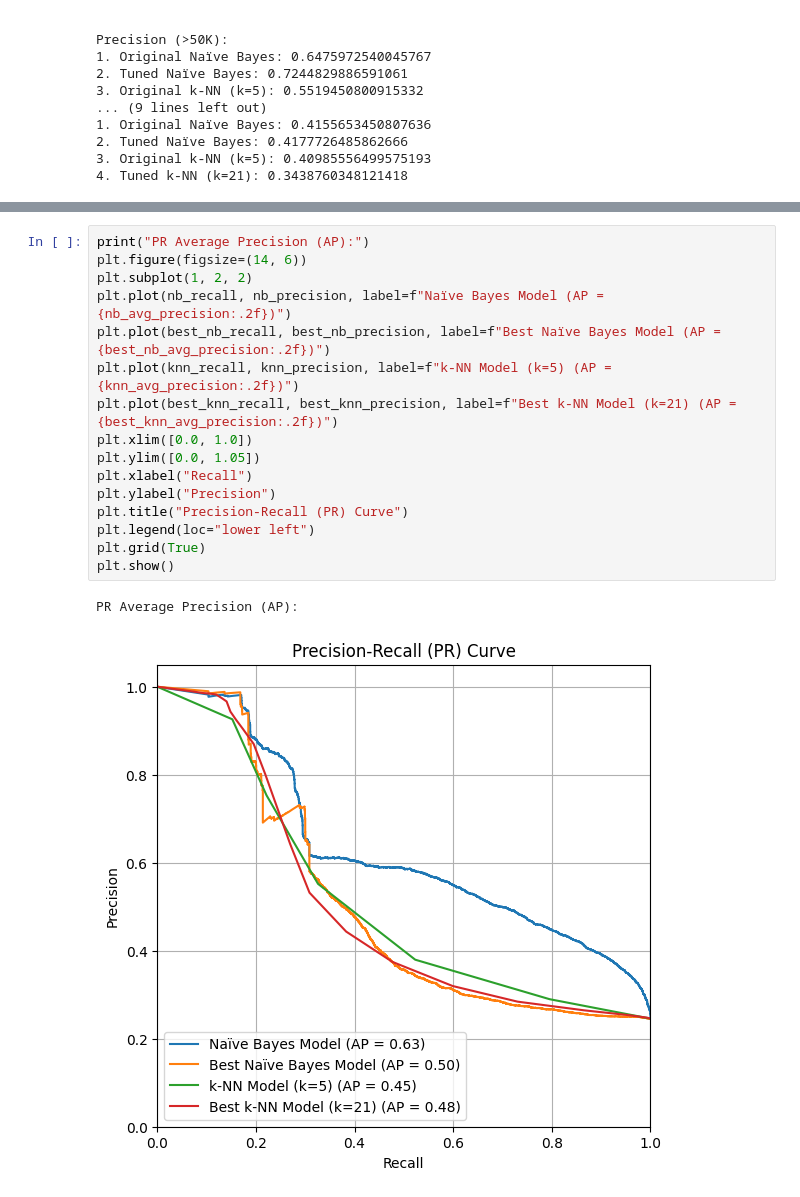
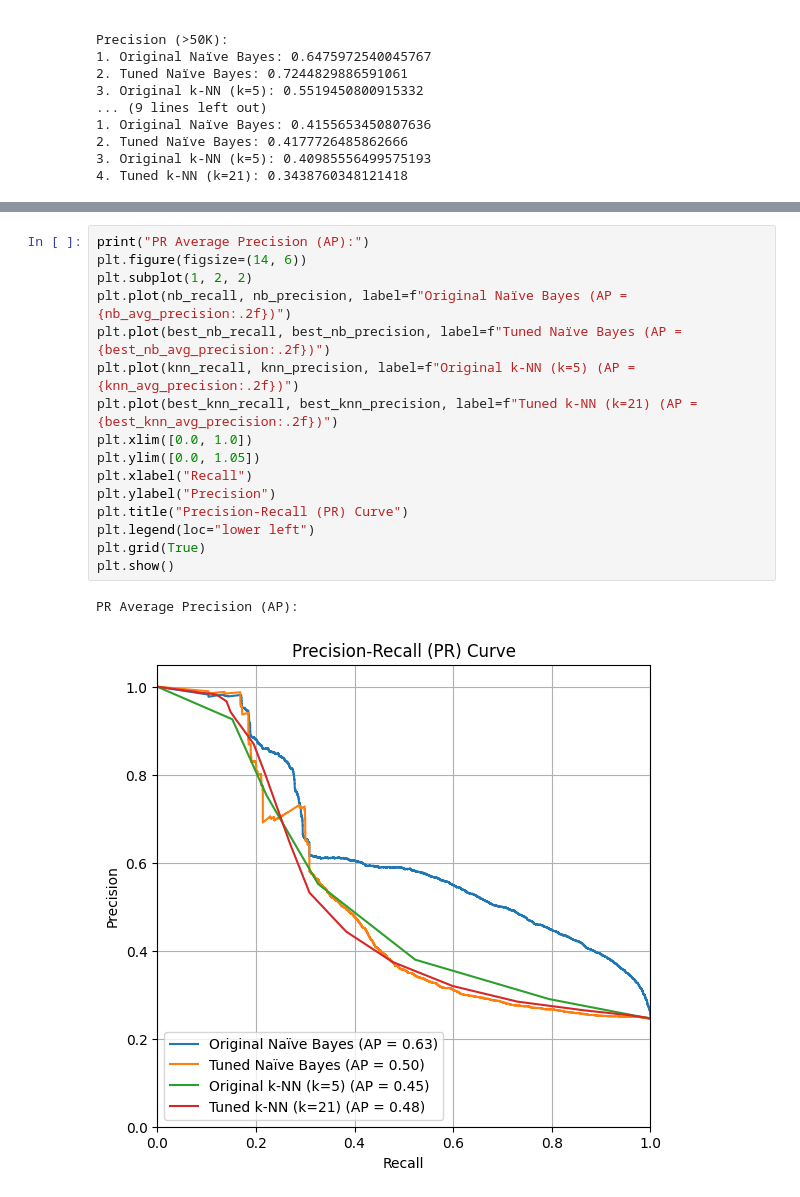
Before and after one commit to roshaniayu/IN6227-Data-Mining-Assignments, a Jupyter notebook: Assignment 1/Assignment1_Roshani Ayu Pranasti_G2504973A.ipynb, the cells around one changed output, grey strips where cells are left out. Drawn from its saved outputs; the diff is of its cells as text.

```diff
--- a/Assignment 1/Assignment1_Roshani Ayu Pranasti_G2504973A.ipynb
+++ b/Assignment 1/Assignment1_Roshani Ayu Pranasti_G2504973A.ipynb
@@ -1003,19 +1003,19 @@ ROC Area Under the Curve (AUC):
 # %%
 print("PR Average Precision (AP):")
 plt.figure(figsize=(14, 6))
 plt.subplot(1, 2, 2)
-plt.plot(nb_recall, nb_precision, label=f"Naïve Bayes Model (AP = {nb_avg_precision:.2f})")
-plt.plot(best_nb_recall, best_nb_precision, label=f"Best Naïve Bayes Model (AP = {best_nb_avg_precision:.2f})")
-plt.plot(knn_recall, knn_precision, label=f"k-NN Model (k=5) (AP = {knn_avg_precision:.2f})")
-plt.plot(best_knn_recall, best_knn_precision, label=f"Best k-NN Model (k=21) (AP = {best_knn_avg_precision:.2f})")
+plt.plot(nb_recall, nb_precision, label=f"Original Naïve Bayes (AP = {nb_avg_precision:.2f})")
+plt.plot(best_nb_recall, best_nb_precision, label=f"Tuned Naïve Bayes (AP = {best_nb_avg_precision:.2f})")
+plt.plot(knn_recall, knn_precision, label=f"Original k-NN (k=5) (AP = {knn_avg_precision:.2f})")
+plt.plot(best_knn_recall, best_knn_precision, label=f"Tuned k-NN (k=21) (AP = {best_knn_avg_precision:.2f})")
 plt.xlim([0.0, 1.0])
 plt.ylim([0.0, 1.05])
 plt.xlabel("Recall")
 plt.ylabel("Precision")
 plt.title("Precision-Recall (PR) Curve")
 plt.legend(loc="lower left")
 plt.grid(True)
 plt.show()
 # %% [output]
 PR Average Precision (AP):
-[figure, old version]
+[figure, new version]
```
Also changed, not shown: parts of 10 cells of this notebook.
